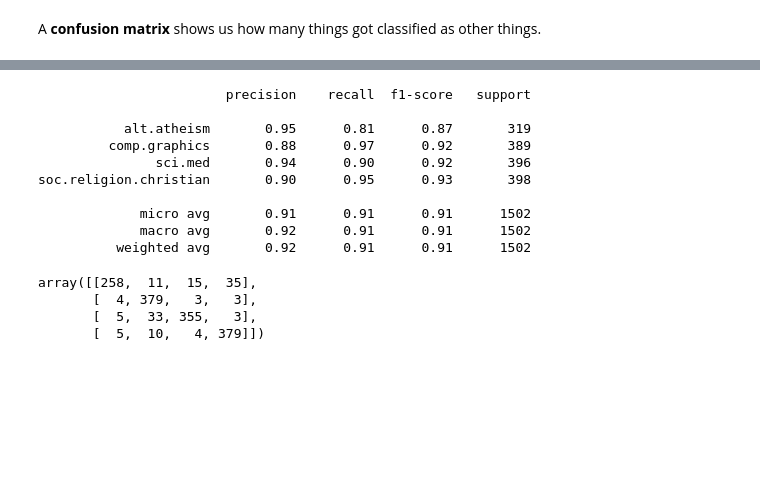
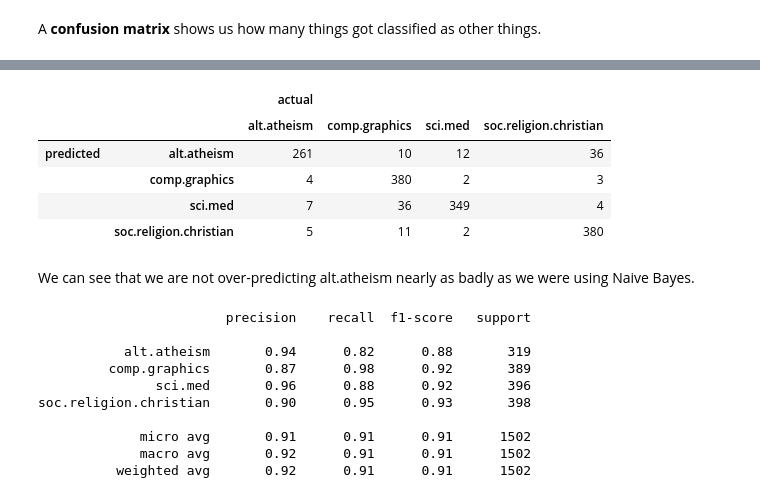
Before and after one commit to cds-snc/rac-data-exploration, a Jupyter notebook: notebooks/text tutorial.ipynb, the cells around one changed output, grey strips where cells are left out. Saved outputs shown, nothing was run; the diff lists cells and outputs as text; code cells hidden in the pictures; blank space fills up the shorter version.

```diff
--- a/notebooks/text tutorial.ipynb
+++ b/notebooks/text tutorial.ipynb
@@ -307,22 +414,32 @@ np.mean(predicted == twenty_test.target)
+# %%
+row_index = pd.MultiIndex.from_tuples([('predicted', x) for x in training_data.target_names])
+col_index = pd.MultiIndex.from_tuples([('actual', x) for x in training_data.target_names])
+confusion_matrix = metrics.confusion_matrix(testing_data.target, testing_data_predictions)
+
+pd.DataFrame(confusion_matrix, index=row_index, columns=col_index)
+# %% [output]
+|  |  | actual |  |  |  |
+|  |  | alt.atheism | comp.graphics | sci.med | soc.religion.christian |
+| predicted | alt.atheism | 261 | 10 | 12 | 36 |
+|  | comp.graphics | 4 | 380 | 2 | 3 |
+|  | sci.med | 7 | 36 | 349 | 4 |
+|  | soc.religion.christian | 5 | 11 | 2 | 380 |
+# %% [markdown]
+We can see that we are not over-predicting alt.atheism nearly as badly as we were using Naive Bayes.
 # %%
 from sklearn import metrics
 
-print(metrics.classification_report(twenty_test.target, predicted, target_names=twenty_test.target_names))
+print(metrics.classification_report(testing_data.target,
+                                    testing_data_predictions,
+                                    target_names=training_data.target_names))
 # %% [output]
                         precision    recall  f1-score   support
 
-           alt.atheism       0.95      0.81      0.87       319
-         comp.graphics       0.88      0.97      0.92       389
-               sci.med       0.94      0.90      0.92       396
+           alt.atheism       0.94      0.82      0.88       319
+         comp.graphics       0.87      0.98      0.92       389
+               sci.med       0.96      0.88      0.92       396
 soc.religion.christian       0.90      0.95      0.93       398
 
              micro avg       0.91      0.91      0.91      1502
              macro avg       0.92      0.91      0.91      1502
           weighted avg       0.92      0.91      0.91      1502
-# %%
-metrics.confusion_matrix(twenty_test.target, predicted)
-# %% [output]
-array([[258,  11,  15,  35],
-       [  4, 379,   3,   3],
-       [  5,  33, 355,   3],
-       [  5,  10,   4, 379]])
```
Also changed, not shown: parts of 21 cells of this notebook, 4 other files.
